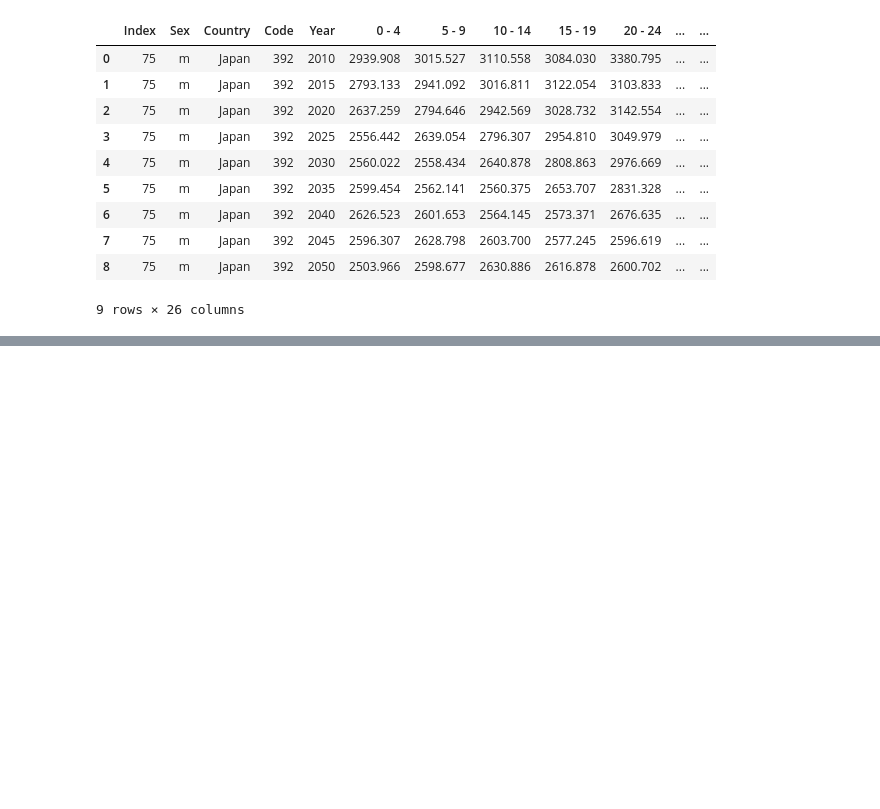
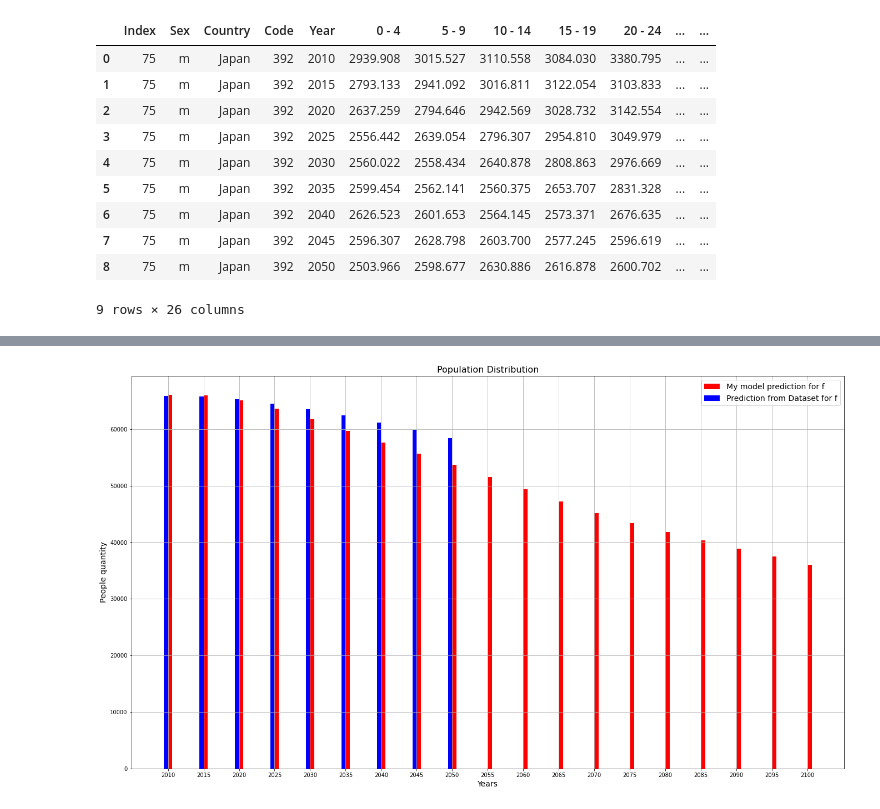
Before and after one commit to vandosik/Discrete-Models, a Jupyter notebook: Lab_1/lab1_jap.ipynb, the cells around one changed output, grey strips where cells are left out. Cells and saved outputs as stored; diff of their text form; code cells hidden in the pictures; blank space fills up the shorter version.

```diff
--- a/Lab_1/lab1_jap.ipynb
+++ b/Lab_1/lab1_jap.ipynb
@@ -165,2 +196,6 @@ plot_analytics(sex = "f", year = 2050)
 # %%
 fin_df.to_csv(path_to_save_file, sep = ';', decimal = ',')
+# %%
+plot_histograms("f")
+# %% [output]
+[figure, added]
```
Also changed, not shown: parts of 8 cells of this notebook, 1 other file.
